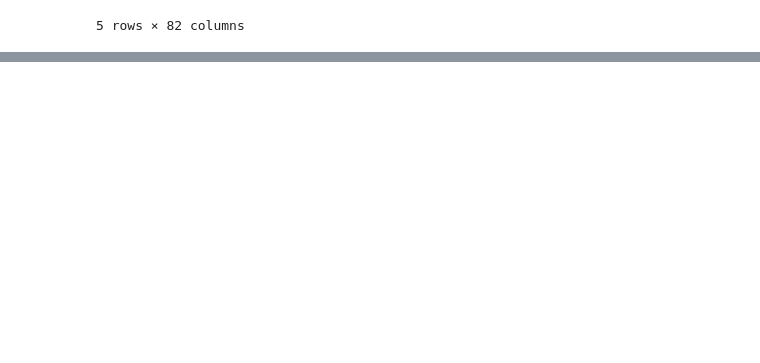
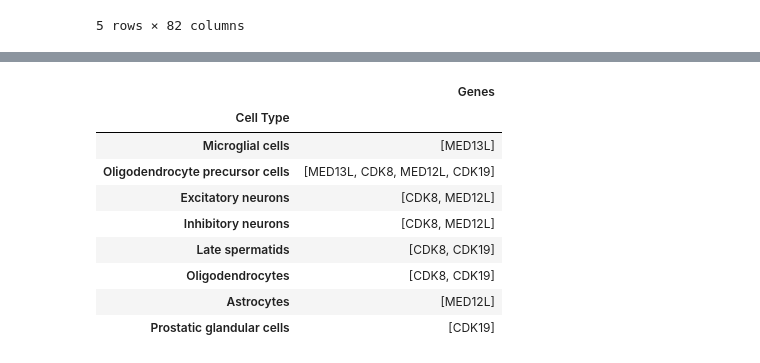
Before and after one commit to kinseylong/StallerRotation, a Jupyter notebook: cofactors_humanproteinatlas/mediator_exploration.ipynb, the cells around one changed output, grey strips where cells are left out. Cells and saved outputs as stored; diff of their text form; code cells hidden in the pictures; blank space fills up the shorter version.

```diff
--- a/cofactors_humanproteinatlas/mediator_exploration.ipynb
+++ b/cofactors_humanproteinatlas/mediator_exploration.ipynb
@@ -132,0 +125,28 @@ sns.heatmap(head.drop("Fraction Expressed", axis=1), ax=axes[1])
+# %%
+def RNAcellspecificity(df):
+    df = df[["Gene", "RNA single cell type specific nTPM"]]
+
+    cellspecific_cells = pd.DataFrame({"Cell Type": [], "Genes": []}).set_index("Cell Type")
+
+    for _, row in df.iterrows():
+        celldict = row["RNA single cell type specific nTPM"]
+        if pd.notna(celldict):
+            cell_dict = ast.literal_eval(celldict)
+            for cell, _ in cell_dict.items():
+                if cell not in cellspecific_cells.index.to_list():
+                    cellspecific_cells.loc[cell] = [[]]
+                cellspecific_cells.at[cell, "Genes"].append(row["Gene"])
+
+    return cellspecific_cells
+
+def subcomplex_RNAcellspecificity(label):
+    module = meltmodule(get_module(label))
+    modulespecific = module[module["Specificity"] == "Specific"]
+    modulespecific = scRNA_specificity[[x in modulespecific["Gene"].unique() for x in scRNA_specificity["Gene"]]]
+    return RNAcellspecificity(modulespecific)
+
+
+head = subcomplex_RNAcellspecificity("Head")
+middle = subcomplex_RNAcellspecificity("Middle")
+tail = subcomplex_RNAcellspecificity("Tail")
+kinase = subcomplex_RNAcellspecificity("Kinase")
@@ -132,0 +181,13 @@ sns.heatmap(head.drop("Fraction Expressed", axis=1), ax=axes[1])
+# %%
+kinase
+# %% [output]
+|  | Genes |
+| Cell Type |  |
+| Microglial cells | [MED13L] |
+| Oligodendrocyte precursor cells | [MED13L, CDK8, MED12L, CDK19] |
+| Excitatory neurons | [CDK8, MED12L] |
+| Inhibitory neurons | [CDK8, MED12L] |
+| Late spermatids | [CDK8, CDK19] |
+| Oligodendrocytes | [CDK8, CDK19] |
+| Astrocytes | [MED12L] |
+| Prostatic glandular cells | [CDK19] |
```
Also changed, not shown: parts of 9 cells of this notebook, 1 other file.
